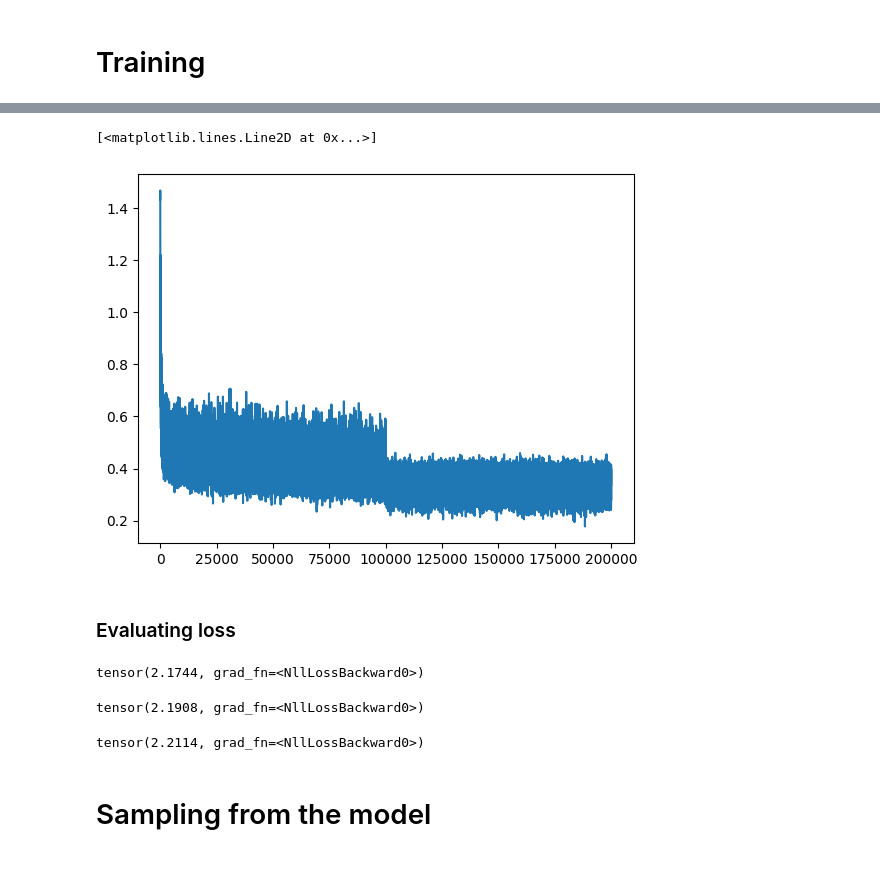
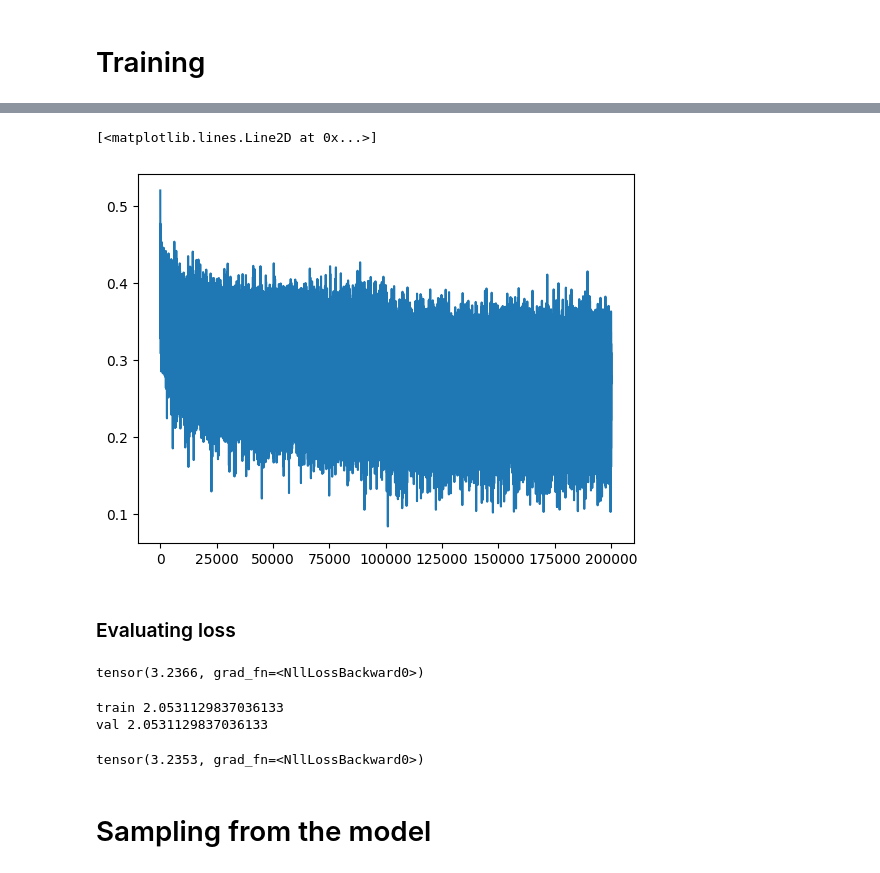
Before and after one commit to T4ras123/Rewrite-Makemore, a Jupyter notebook: MLP.ipynb, the cells around one changed output, grey strips where cells are left out. Cells and saved outputs as stored; diff of their text form; code cells hidden in the pictures.

Commit message:
fixed init problems with overly confident softmax and unactive tanh

```diff
--- a/MLP.ipynb
+++ b/MLP.ipynb
@@ -53,12 +53,13 @@ Xte, Yte = build_dataset(words[n2:])
 ### Initialize parameters
 # %%
 embed_size = 10
+hidden_size = 300
 # %%
 E = torch.randn((vocab_size, embed_size))       # 27 x 10
-W1 = torch.randn((embed_size*block_size, 300))  # 60 x 300
-b1 = torch.randn(300)                           # 300
-W2 = torch.randn((300, vocab_size))             # 300 x 27
-b2 = torch.randn(vocab_size)                    #  27
+W1 = torch.randn((embed_size*block_size, hidden_size))  * 0.2 # 60 x 300
+b1 = torch.randn(hidden_size) * 0.01                          # 300
+W2 = torch.randn((hidden_size, vocab_size)) * 0.01           # 300 x 27
+b2 = torch.randn(vocab_size) * 0                   #  27
 parameters = [E, W1, W2, b1, b2]
 for p in parameters:
     p.requires_grad = True
@@ -78,14 +79,18 @@ lri= []
 lossi = []
 stepi = []
 # %%
-for _ in range(200000):
+max_steps = 200000
+batch_size = 64
+for _ in range(max_steps):
 
-    ix = torch.randint(1, Xtr.shape[0], (64, ))
+    ix = torch.randint(1, Xtr.shape[0], (batch_size, ))
+    Xb, Yb = Xtr[ix], Ytr[ix]
 
-    emb = E[Xtr[ix]]
+
+    emb = E[Xb]
     h = torch.tanh(emb.view(-1, embed_size*block_size) @ W1 + b1)
     logits = h @ W2 +b2
-    loss = F.cross_entropy(logits, Ytr[ix])
+    loss = F.cross_entropy(logits, Yb)
 
 
     for p in parameters:
@@ -98,7 +103,9 @@ for _ in range(200000):
         p.data += -lr * p.grad
 
     # lri.append(lre[_])
-    stepi.append(_)
+    if _ % 10000 ==0:
+        print(f'loss on {_} steps is: {loss.item()}')
     lossi.append(loss.log10().item())
-print(loss.item())
+
+    # break
 # %% [output]
@@ -106,8 +138,8 @@ print(loss.item())
 # %%
-plt.plot(stepi, lossi)
+plt.plot(lossi)
 # %% [output]
 [<matplotlib.lines.Line2D at 0x...>]
-[figure, old version]
+[figure, new version]
 # %% [markdown]
 ### Evaluating loss
 # %%
@@ -117,15 +149,26 @@ logits = h @ W2 +b2
 loss = F.cross_entropy(logits, Ytr)
 loss
 # %% [output]
-tensor(2.1744, grad_fn=<NllLossBackward0>)
+tensor(3.2366, grad_fn=<NllLossBackward0>)
 # %%
-emb = E[Xdev]
-h = torch.tanh(emb.view(-1, embed_size*block_size) @ W1 + b1)
-logits = h @ W2 +b2
-loss = F.cross_entropy(logits, Ydev)
-loss
+@torch.no_grad()
+def split_loss(split):
+    x, y = {
+        'train': (Xtr, Ytr),
+        'val': (Xdev, Ydev),
+        'test': (Xte, Yte)
+    }[split]
+    emb = E[Xte]
+    h = torch.tanh(emb.view(-1, embed_size*block_size) @ W1 + b1)
+    logits = h @ W2 +b2
+    loss = F.cross_entropy(logits, Yte)
+    print(split,  loss.item())
+
+split_loss('train')
+split_loss('val')
 # %% [output]
-tensor(2.1908, grad_fn=<NllLossBackward0>)
+train 2.0531129837036133
+val 2.0531129837036133
 # %%
 emb = E[Xte]
 h = torch.tanh(emb.view(-1, embed_size*block_size) @ W1 + b1)
@@ -133,7 +176,7 @@ logits = h @ W2 +b2
 loss = F.cross_entropy(logits, Yte)
 loss
 # %% [output]
-tensor(2.2114, grad_fn=<NllLossBackward0>)
+tensor(3.2353, grad_fn=<NllLossBackward0>)
 # %% [markdown]
 # Sampling from the model
 # %%
```
Also changed, not shown: parts of 3 cells of this notebook.
